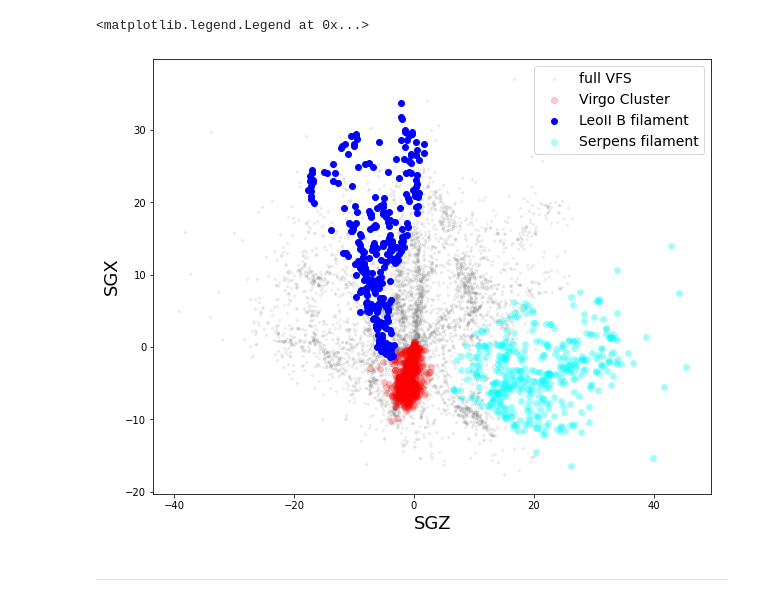
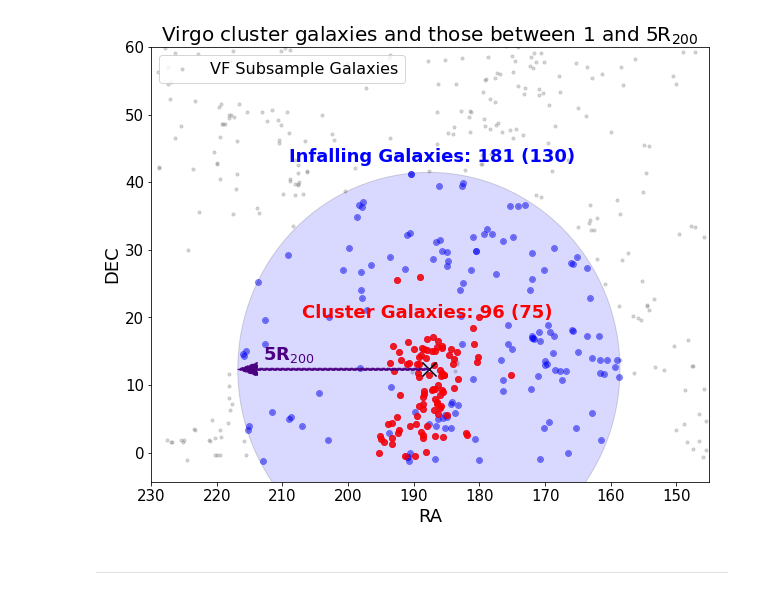
Before and after one commit to Kyssuber/research, a Jupyter notebook: data_analysis/virgowise_plots.ipynb, the cells around one changed output. Cells and saved outputs as stored; diff of their text form; code cells hidden in the pictures.

```diff
--- a/data_analysis/virgowise_plots.ipynb
+++ b/data_analysis/virgowise_plots.ipynb
@@ -82,22 +69,58 @@ plt.legend(fontsize=14)
-# %%
-plt.figure(figsize=(10,8))
-plt.scatter(env_full['SGZ'],env_full['SGX'],s=5,alpha=0.1,color='gray',label='full VFS')
-plt.scatter(env_full[(env_full['cluster_member'])]['SGZ'],env_full[(env_full['cluster_member'])]['SGX'],alpha=0.2,
-           label='Virgo Cluster',color='red')
-plt.scatter(env_full['SGZ'][(env_full['filament'] == 'LeoII_B')],
-            env_full['SGX'][(env_full['filament'] == 'LeoII_B')],color='blue',label='LeoII B filament')
-#plt.scatter(env_full['SGZ'][rg_flag_all],env_full['SGX'][rg_flag_all],label='rich group',color='green')
-#plt.scatter(env_full['SGZ'][pg_flag_all],env_full['SGX'][pg_flag_all],label='poor group',color='orange')
-plt.scatter(env_full[(env_full['filament'] == 'Serpens')]['SGZ'],
-            env_full[(env_full['filament'] == 'Serpens')]['SGX'],
-            color='cyan',alpha=0.3,label='Serpens filament')
-
-plt.ylabel('SGX',fontsize=18)
-plt.xlabel('SGZ',fontsize=18)
-plt.legend(fontsize=14,loc='upper right')
-# %% [output]
-<matplotlib.legend.Legend at 0x...>
-[figure, removed]
+# %%
+nser = Table.read(homedir+'/output_params_r_psf.fits')['nsersic']
+
+RA_center = 187.70
+DEC_center = 12.34
+virial_radius = 5.8224 #(degrees)
+
+five_vir = 5*virial_radius
+
+fig, ax = plt.subplots(figsize=(10,8))
+dist = np.sqrt((vf['RA_1']-RA_center)**2 + (vf['DEC_1']-DEC_center)**2)
+virial_1flag = (dist<=virial_radius)
+virial_5flag = (dist>virial_radius)&(dist<=five_vir)
+
+plt.scatter(vf['RA_1'],vf['DEC_1'],alpha=0.3,s=10,color='gray',label='VF Subsample Galaxies')
+#plt.scatter(vf['RA_1'][virial_1flag],vf['DEC_1'][virial_1flag],alpha=0.6,color='red')
+plt.scatter(vf['RA_1'][virial_5flag & (~env['cluster_member'])],vf['DEC_1'][virial_5flag & (~env['cluster_member'])],alpha=0.4,color='blue')
+plt.scatter(vf['RA_1'][env['cluster_member']],vf['DEC_1'][env['cluster_member']],alpha=0.6,color='red')
+
+#circle_oneVR = plt.Circle((RA_center,DEC_center),virial_radius,facecolor='blue',edgecolor='black',alpha=0.15)
+#ax.add_patch(circle_oneVR)
+circle_fiveVR = plt.Circle((RA_center,DEC_center),virial_radius*5,facecolor='blue',edgecolor='black',alpha=0.15)
+ax.add_patch(circle_fiveVR)
+
+plt.scatter(vf['RA_1'][env['cluster_member']],vf['DEC_1'][env['cluster_member']],alpha=0.6,color='red')
+
+plt.title(r'Virgo cluster galaxies and those between 1 and 5R$_{200}$',fontsize=20)
+
+plt.ylim(np.min(vf_full['DEC_1'])-3,60)
+plt.xlim(230,145)
+
+plt.ylabel('DEC',fontsize=18)
+plt.xlabel('RA',fontsize=18)
+
+ax.scatter([187.7],[12.34],color='black',marker='x',s=200)
+
+plt.arrow(RA_center, DEC_center, five_vir, 0, color='indigo', linestyle="--", length_includes_head=True,
+          head_width=2, head_length=3, width=0.3)
+plt.text(213,13.8,r'5R$_{200}$',color='indigo',fontsize=18,weight='bold')
+
+plt.text(209,43,f'Infalling Galaxies: {len(vf[virial_5flag])} ({len(vf[virial_5flag & (nser<2)])})',color='blue',weight='bold',fontsize=18)
+plt.text(207,20,f"Cluster Galaxies: {len(vf[env['cluster_member']])} ({len(vf[env['cluster_member']&(nser<2)])})",color='red',weight='bold',fontsize=18)
+
+plt.xticks(fontsize=15)
+plt.yticks(fontsize=15)
+
+plt.legend(fontsize=16,loc='upper left')
+
+plt.savefig(homedir+'/Desktop/VF_infallcore.png', bbox_inches='tight', pad_inches=0.2, dpi=300)
+
+#len(vf[env['cluster_member']&(nser<2)])
+
+plt.show()
+# %% [output]
+[figure, added]
 # %% [markdown]
 ------------
 # %%
```
Also changed, not shown: parts of 7 cells of this notebook, 4 other files.
